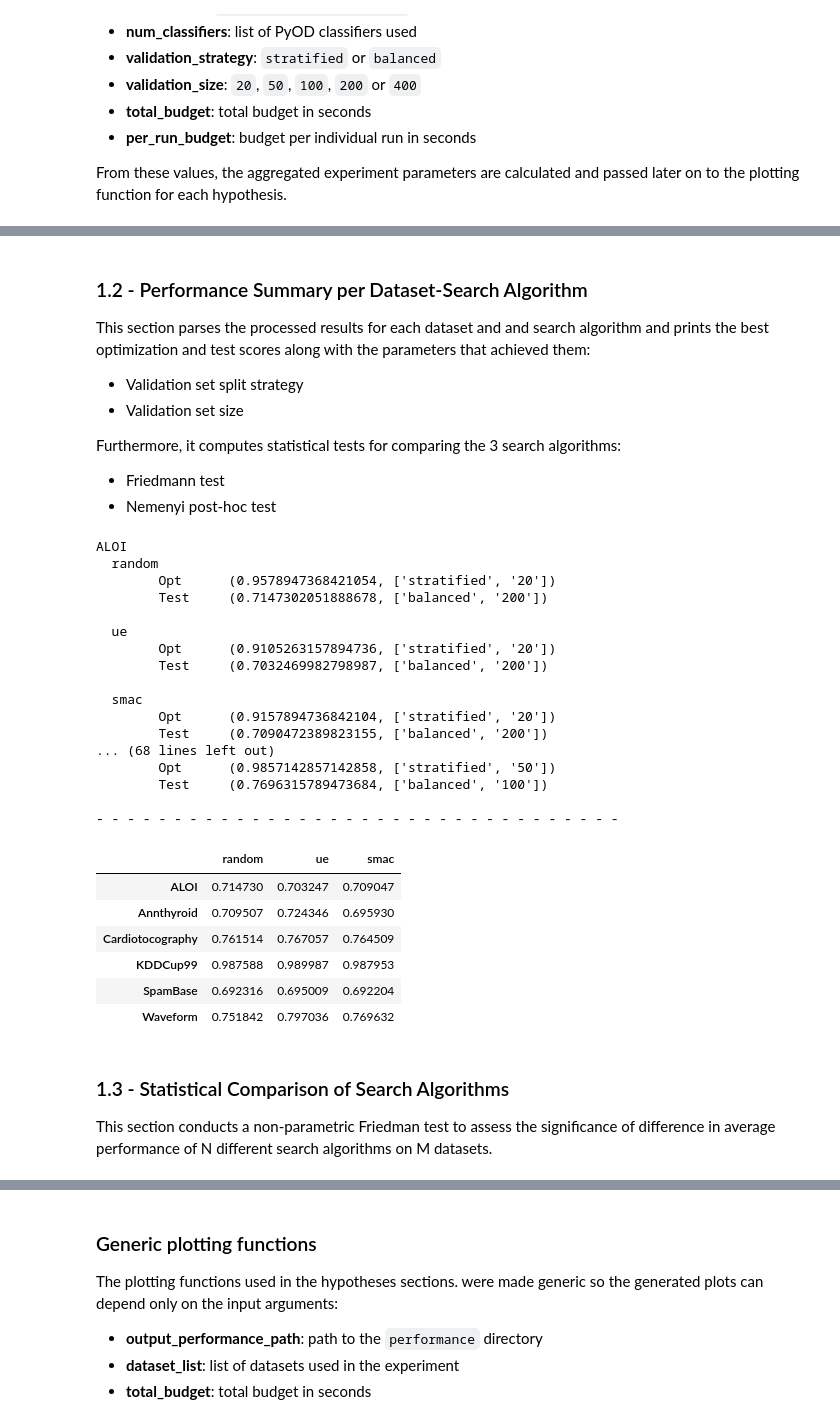
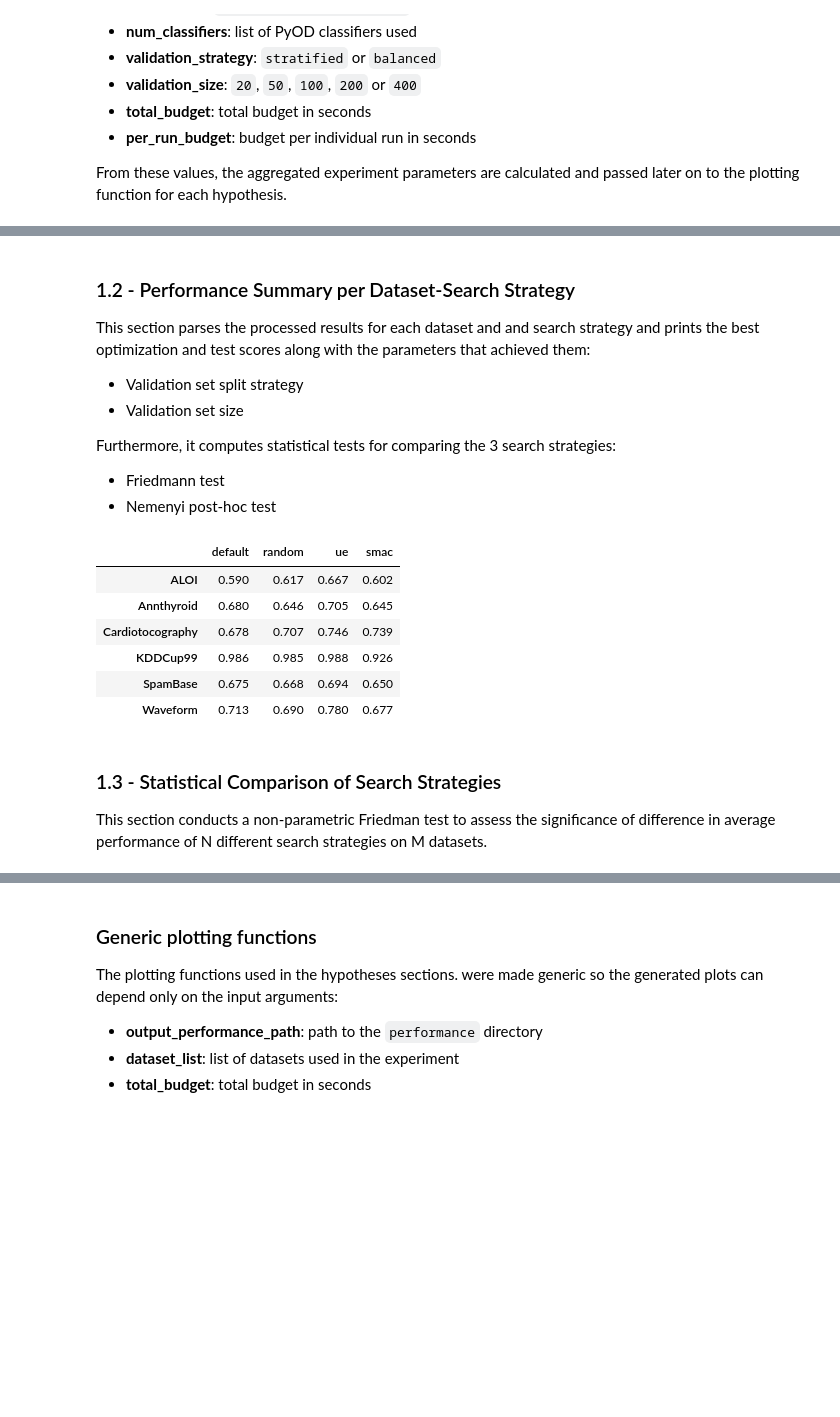
Before and after one commit to johnantonn/cash-for-unsupervised-ad, a Jupyter notebook: src/notebooks/results_visualizer.ipynb, the cells around one changed output, grey strips where cells are left out. Drawn from its saved outputs; the diff is of its cells as text; code cells hidden in the pictures; blank space fills up the shorter version.

```diff
--- a/src/notebooks/results_visualizer.ipynb
+++ b/src/notebooks/results_visualizer.ipynb
@@ -90,7 +93,8 @@ for dataset in dataset_list:
                 best_opt_score = df['single_best_optimization_score'].iloc[-1]
                 best_opt_params = filename.split('.')[0].split('_')[1:]
             # test score
-            if df['single_best_test_score'].iloc[-1] > best_test_score:
+            # Comment in/out according to the desired results
+            #if df['single_best_test_score'].iloc[-1] > best_test_score:
                 best_test_score = df['single_best_test_score'].iloc[-1]
                 best_test_params = filename.split('.')[0].split('_')[1:]
     print(dataset)
@@ -116,78 +120,67 @@ Cardiotocography
 
 - - - - - - - - - - - - - - - - - - - - - - - - - - - - - - -
 # %% [markdown]
-### 1.2 - Performance Summary per Dataset-Search Algorithm
-This section parses the processed results for each dataset and and search algorithm and prints the best optimization and test scores along with the parameters that achieved them:
+### 1.2 - Performance Summary per Dataset-Search Strategy
+This section parses the processed results for each dataset and and search strategy and prints the best optimization and test scores along with the parameters that achieved them:
  - Validation set split strategy
  - Validation set size
 
-Furthermore, it computes statistical tests for comparing the 3 search algorithms:
+Furthermore, it computes statistical tests for comparing the 3 search strategies:
  - Friedmann test
  - Nemenyi post-hoc test
 # %%
-# Performance per (dataset, search algorithm) tuples
-search_algorithm_list = ['random', 'ue', 'smac']
-np_matrix = np.zeros((len(dataset_list), 3)) # number of search algorithms = 3
+# Performance per (dataset, search strategy) tuples
+validation_set_size = '50'
+validation_set_strategy = 'stratified'
+search_strategy_list = ['default', 'random', 'ue', 'smac']
+np_matrix = np.zeros((len(dataset_list), 4)) # number of search strategies = 3
 for i, dataset in enumerate(dataset_list):
-    print(dataset)
-    for j, search in enumerate(search_algorithm_list):
+    #print(dataset)
+    for j, search in enumerate(search_strategy_list):
         best_opt_score = 0.0
         best_test_score = 0.0
         best_opt_params = None
         best_test_params = None
         for filename in os.listdir(results_processed_path):
-            if dataset in filename and search in filename:
+            if dataset in filename \
+            and search in filename \
+            and validation_set_size in filename \
+            and validation_set_strategy in filename:
                 # import performance data as DataFrame
                 df = pd.read_csv(
                     os.path.join(
                         results_processed_path, filename),
                 )
                 # optimization score
                 if df['single_best_optimization_score'].iloc[-1] > best_opt_score:
-                    best_opt_score = df['single_best_optimization_score'].iloc[-1]
+                    best_opt_score = round(df['single_best_optimization_score'].iloc[-1], 3)
                     best_opt_params = filename.split('.')[0].split('_')[2:]
-                # test score
-                if df['single_best_test_score'].iloc[-1] > best_test_score:
-                    best_test_score = df['single_best_test_score'].iloc[-1]
+                # test scores
+                # Comment in/out according to the desired results
+                #if df['single_best_test_score'].iloc[-1] > best_test_score:
+                    best_test_score = round(df['single_best_test_score'].iloc[-1], 3)
                     best_test_params = filename.split('.')[0].split('_')[2:]
         np_matrix[i][j] = best_test_score
-        print('  ' + search)
-        print('\tOpt\t ({}, {})'.format(best_opt_score, best_opt_params))
-        print('\tTest\t ({}, {})\n'.format(best_test_score, best_test_params))
-    print('- - - - - - - - - - - - - - - - - - - - - - - - - - - - - - - - - -')
+        #print('  ' + search)
+        #print('\tOpt\t ({}, {})'.format(best_opt_score, best_opt_params))
+        #print('\tTest\t ({}, {})\n'.format(best_test_score, best_test_params))
+    #print('- - - - - - - - - - - - - - - - - - - - - - - - - - - - - - - - - -')
 # construct pd matrix
 matrix = pd.DataFrame(
     np_matrix,
-    columns=search_algorithm_list,
+    columns=search_strategy_list,
     index=dataset_list
 )
 matrix
 # %% [output]
-ALOI
-  random
-        Opt      (0.9578947368421054, ['stratified', '20'])
-        Test     (0.7147302051888678, ['balanced', '200'])
-
-  ue
-        Opt      (0.9105263157894736, ['stratified', '20'])
-        Test     (0.7032469982798987, ['balanced', '200'])
-
-  smac
-        Opt      (0.9157894736842104, ['stratified', '20'])
-        Test     (0.7090472389823155, ['balanced', '200'])
-... (68 lines left out)
-        Opt      (0.9857142857142858, ['stratified', '50'])
-        Test     (0.7696315789473684, ['balanced', '100'])
-
-- - - - - - - - - - - - - - - - - - - - - - - - - - - - - - - - - -
-|  | random | ue | smac |
-| ALOI | 0.714730 | 0.703247 | 0.709047 |
-| Annthyroid | 0.709507 | 0.724346 | 0.695930 |
-| Cardiotocography | 0.761514 | 0.767057 | 0.764509 |
-| KDDCup99 | 0.987588 | 0.989987 | 0.987953 |
-| SpamBase | 0.692316 | 0.695009 | 0.692204 |
-| Waveform | 0.751842 | 0.797036 | 0.769632 |
+|  | default | random | ue | smac |
+| ALOI | 0.590 | 0.617 | 0.667 | 0.602 |
+| Annthyroid | 0.680 | 0.646 | 0.705 | 0.645 |
+| Cardiotocography | 0.678 | 0.707 | 0.746 | 0.739 |
+| KDDCup99 | 0.986 | 0.985 | 0.988 | 0.926 |
+| SpamBase | 0.675 | 0.668 | 0.694 | 0.650 |
+| Waveform | 0.713 | 0.690 | 0.780 | 0.677 |
 # %% [markdown]
-### 1.3 - Statistical Comparison of Search Algorithms
-This section conducts a non-parametric Friedman test to assess the significance of difference in average performance of N different search algorithms on M datasets.
+### 1.3 - Statistical Comparison of Search Strategies
+This section conducts a non-parametric Friedman test to assess the significance of difference in average performance of N different search strategies on M datasets.
 # %%
```
Also changed, not shown: parts of 31 cells of this notebook, 1 other file.
